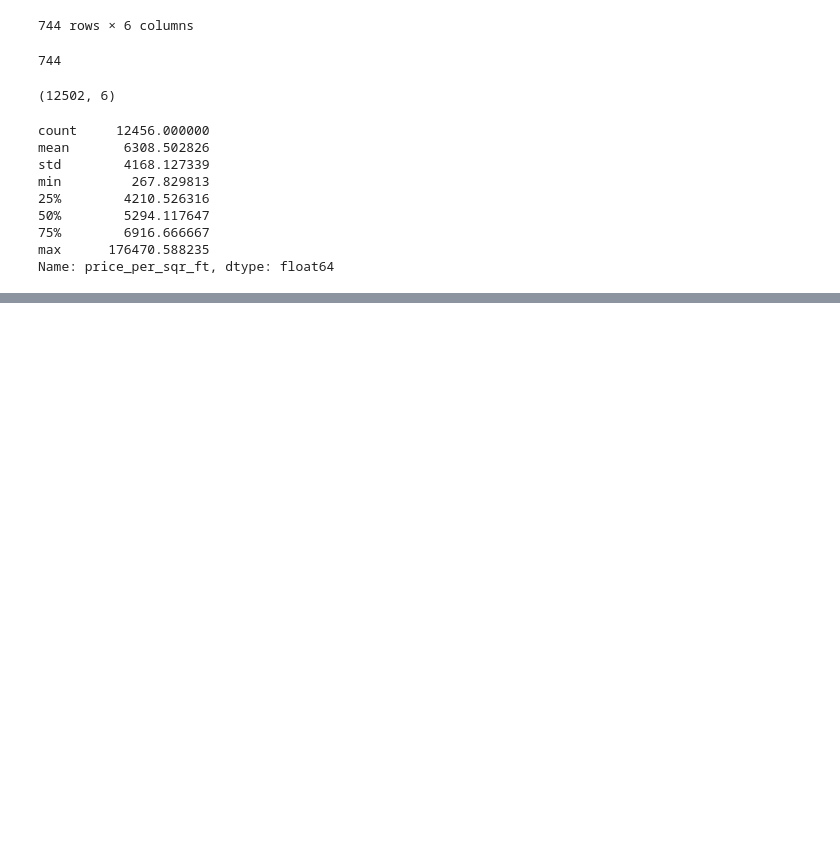
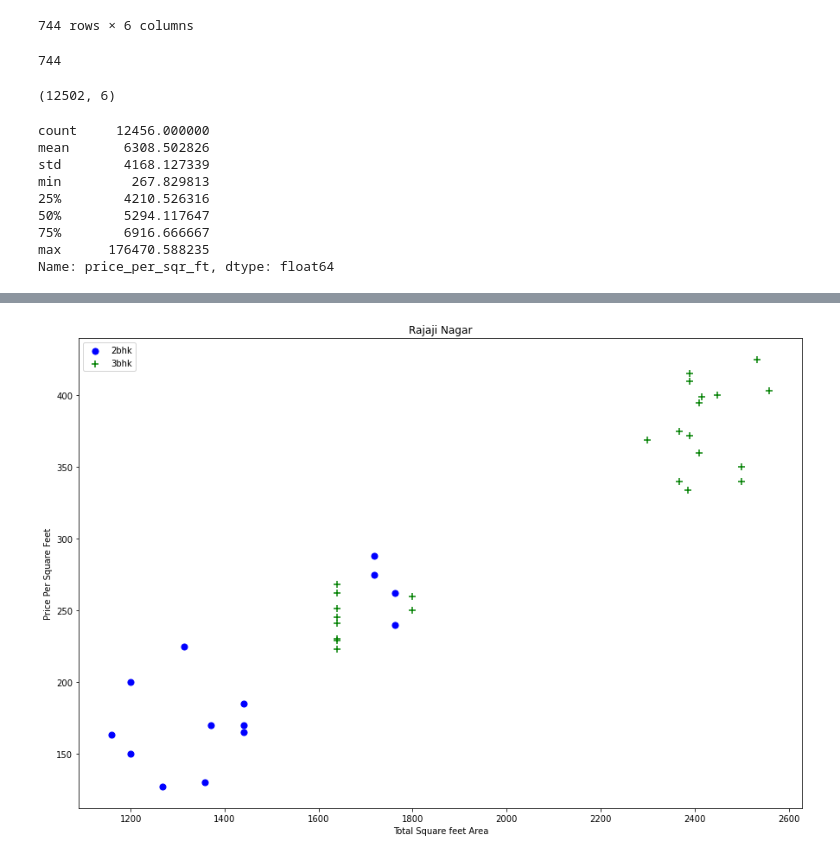
Before and after one commit to zerouchi/HousePricePredictionModel, a Jupyter notebook: pricePredictionModel.ipynb, the cells around one changed output, grey strips where cells are left out. Saved outputs shown, nothing was run; the diff lists cells and outputs as text; code cells hidden in the pictures; blank space fills up the shorter version.

```diff
--- a/pricePredictionModel.ipynb
+++ b/pricePredictionModel.ipynb
@@ -250,0 +313,4 @@ TypeError: cannot concatenate object of type '<class 'list'>'; only Series and D
+# %%
+plot_scatter_chart(df6, "Rajaji Nagar")
+# %% [output]
+[figure, added]
```
Also changed, not shown: parts of 27 cells of this notebook.
